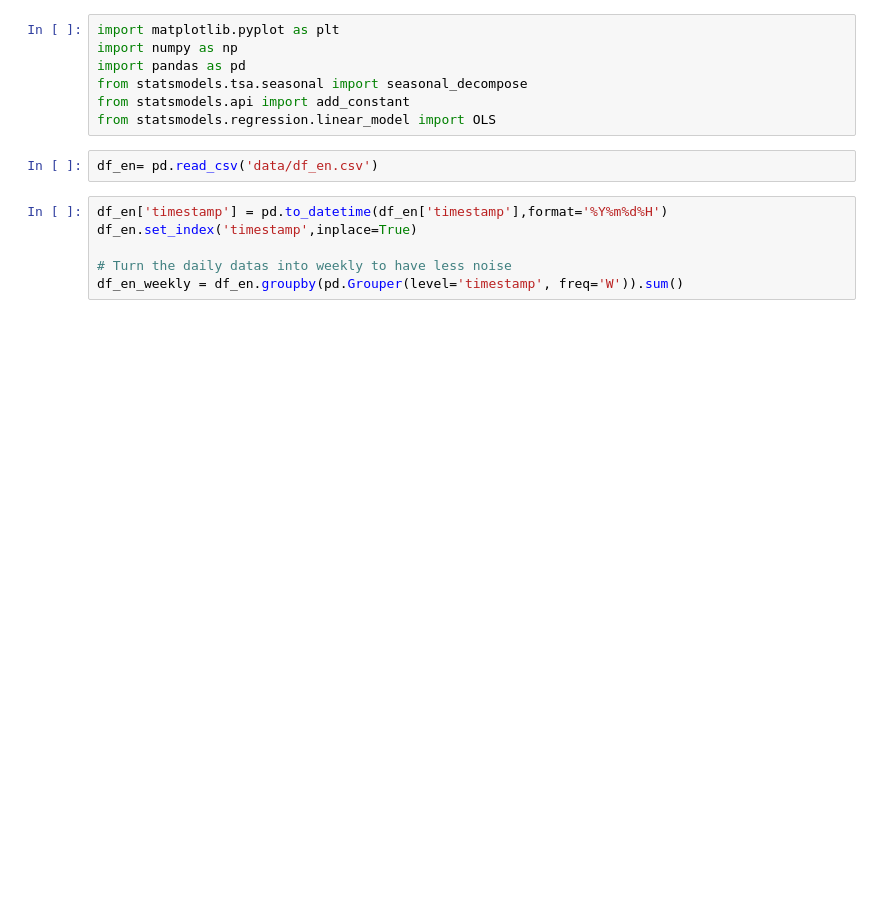
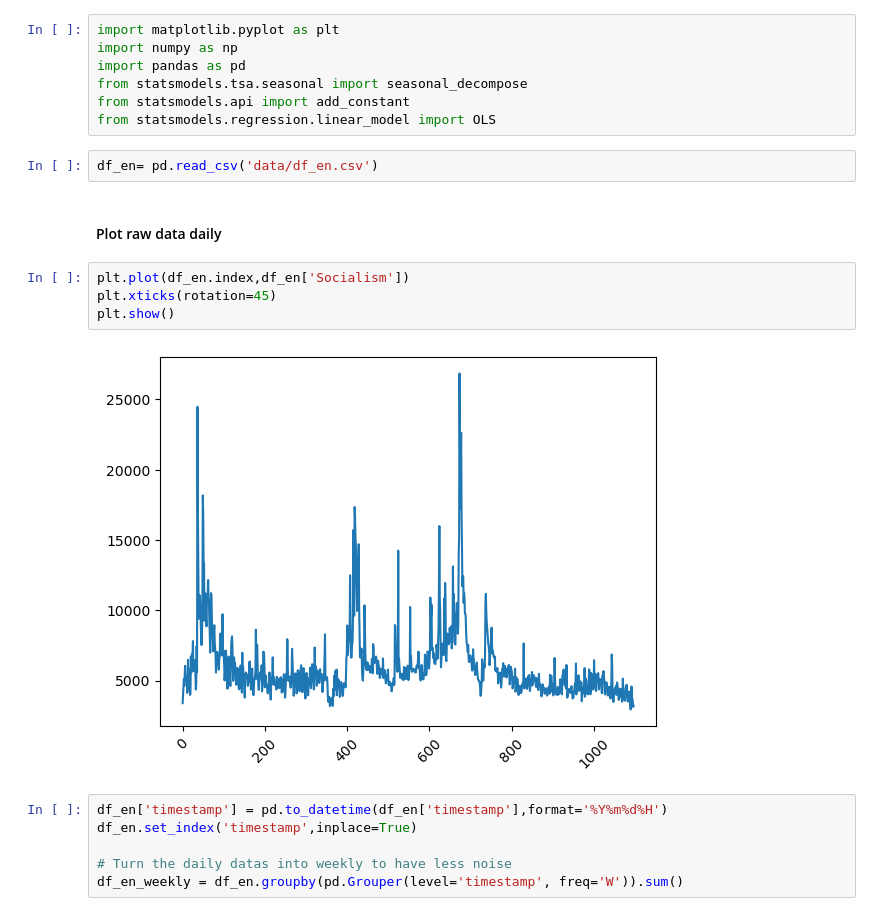
Before and after one commit to epfl-ada/ada-2023-project-mandarinecorp, a Jupyter notebook: Q1_English.ipynb, the cells around one changed output. Cells and saved outputs as stored; diff of their text form; blank space fills up the shorter version.

```diff
--- a/Q1_English.ipynb
+++ b/Q1_English.ipynb
@@ -7,6 +7,14 @@ from statsmodels.api import add_constant
 from statsmodels.regression.linear_model import OLS
 # %%
 df_en= pd.read_csv('data/df_en.csv')
+# %% [markdown]
+#### Plot raw data daily
+# %%
+plt.plot(df_en.index,df_en['Socialism'])
+plt.xticks(rotation=45)
+plt.show()
+# %% [output]
+[figure, added]
 # %%
 df_en['timestamp'] = pd.to_datetime(df_en['timestamp'],format='%Y%m%d%H')
 df_en.set_index('timestamp',inplace=True)
```
Also changed, not shown: parts of 2 cells of this notebook.
